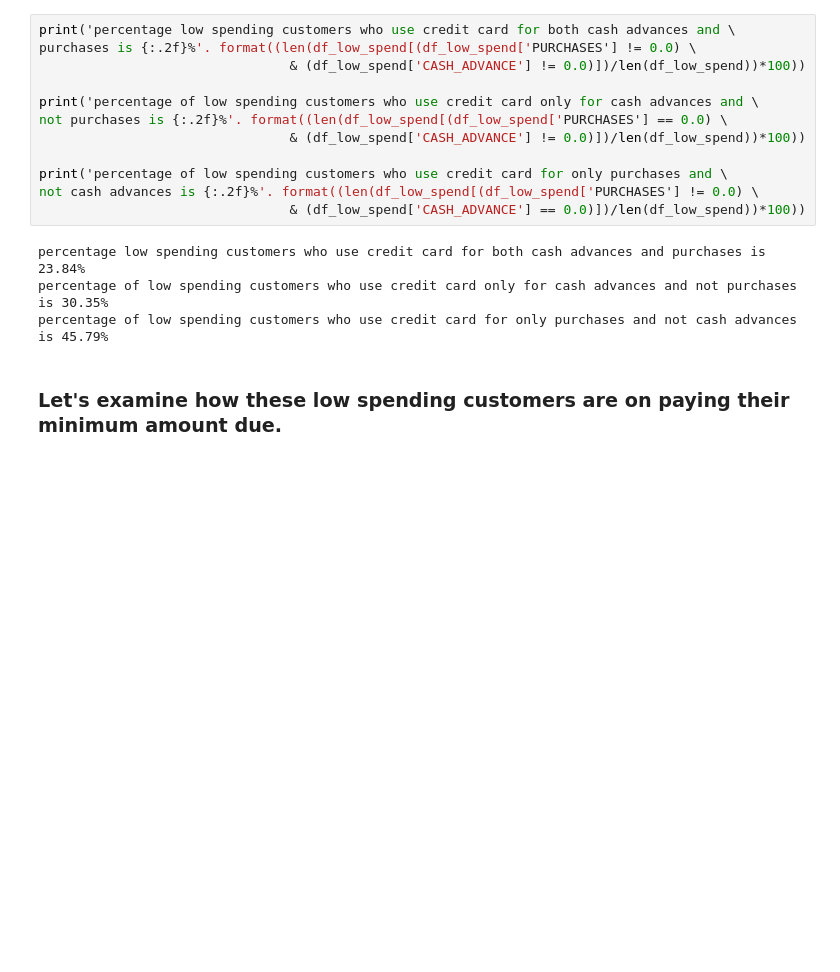
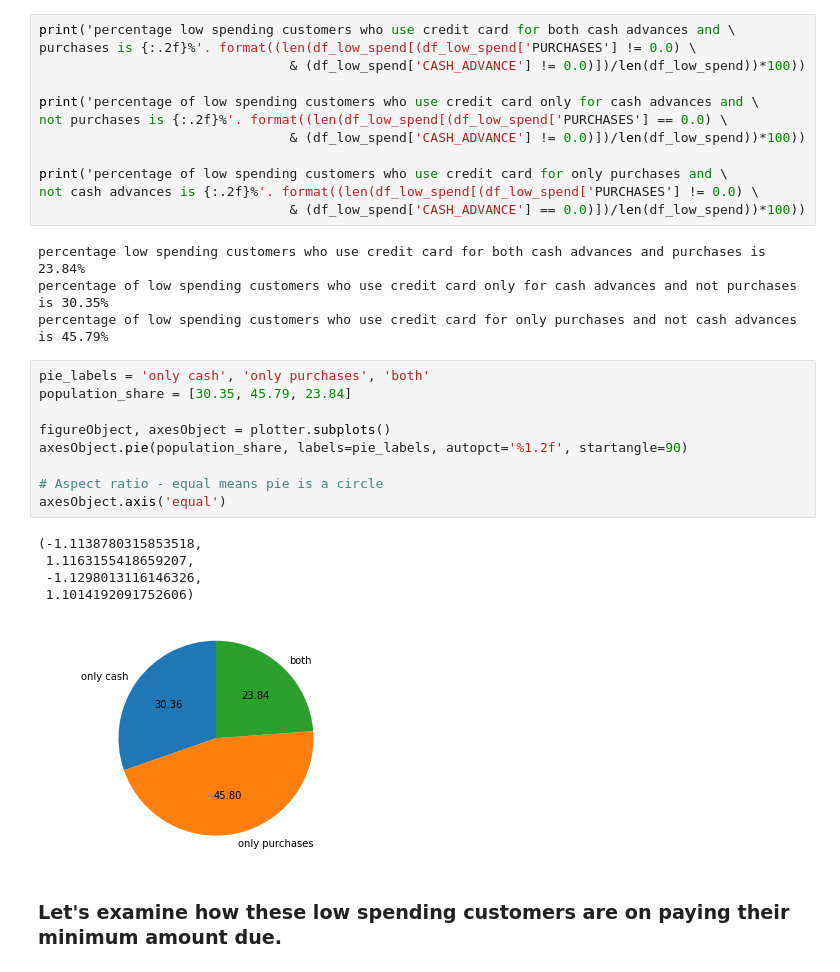
Before and after one commit to mnathvt/insight_data_challenge, a Jupyter notebook: dc2/cc_analysis.ipynb, the cells around one changed output. Cells and saved outputs as stored; diff of their text form; blank space fills up the shorter version.

```diff
--- a/dc2/cc_analysis.ipynb
+++ b/dc2/cc_analysis.ipynb
@@ -337,6 +347,21 @@ not cash advances is {:.2f}%'. format((len(df_low_spend[(df_low_spend['PURCHASES
 percentage low spending customers who use credit card for both cash advances and purchases is 23.84%
 percentage of low spending customers who use credit card only for cash advances and not purchases is 30.35%
 percentage of low spending customers who use credit card for only purchases and not cash advances is 45.79%
+# %%
+pie_labels = 'only cash', 'only purchases', 'both'
+population_share = [30.35, 45.79, 23.84]
+
+figureObject, axesObject = plotter.subplots()
+axesObject.pie(population_share, labels=pie_labels, autopct='%1.2f', startangle=90)
+
+# Aspect ratio - equal means pie is a circle
+axesObject.axis('equal')
+# %% [output]
+(-1.1138780315853518,
+ 1.1163155418659207,
+ -1.1298013116146326,
+ 1.1014192091752606)
+[figure, added]
 # %% [markdown]
 ### Let's examine how these low spending customers are on paying their minimum amount due.
 # %%
```
Also changed, not shown: parts of 8 cells of this notebook.
